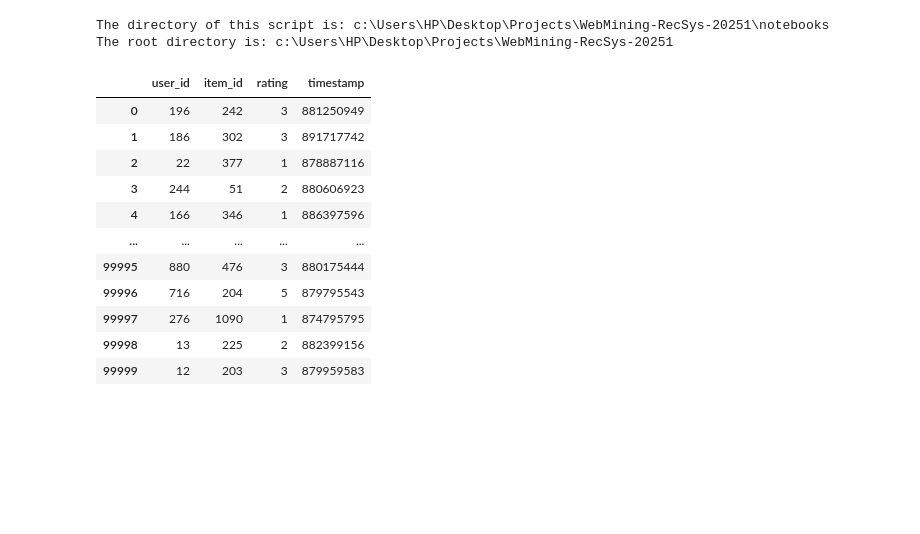
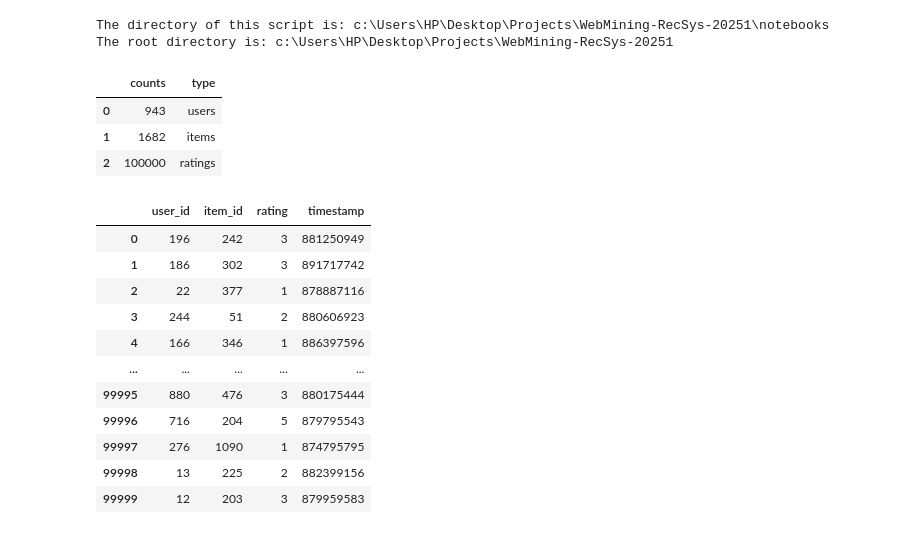
Before and after one commit to thanhbach0904/WebMining-RecSys-20251, a Jupyter notebook: notebooks/eda.ipynb, the cells around one changed output. Cells and saved outputs as stored; diff of their text form; code cells hidden in the pictures; blank space fills up the shorter version.

```diff
--- a/notebooks/eda.ipynb
+++ b/notebooks/eda.ipynb
@@ -7,4 +8,12 @@ print("The root directory is:", root_path)
 # %% [output]
 The directory of this script is: c:\Users\HP\Desktop\Projects\WebMining-RecSys-20251\notebooks
 The root directory is: c:\Users\HP\Desktop\Projects\WebMining-RecSys-20251
+# %%
+info = pd.read_csv(f"{root_path}/ml-100k/u.info", sep=' ', header=None, names=["counts", "type"])
+info
+# %% [output]
+|  | counts | type |
+| 0 | 943 | users |
+| 1 | 1682 | items |
+| 2 | 100000 | ratings |
 # %%
```
Also changed, not shown: parts of 7 cells of this notebook.
